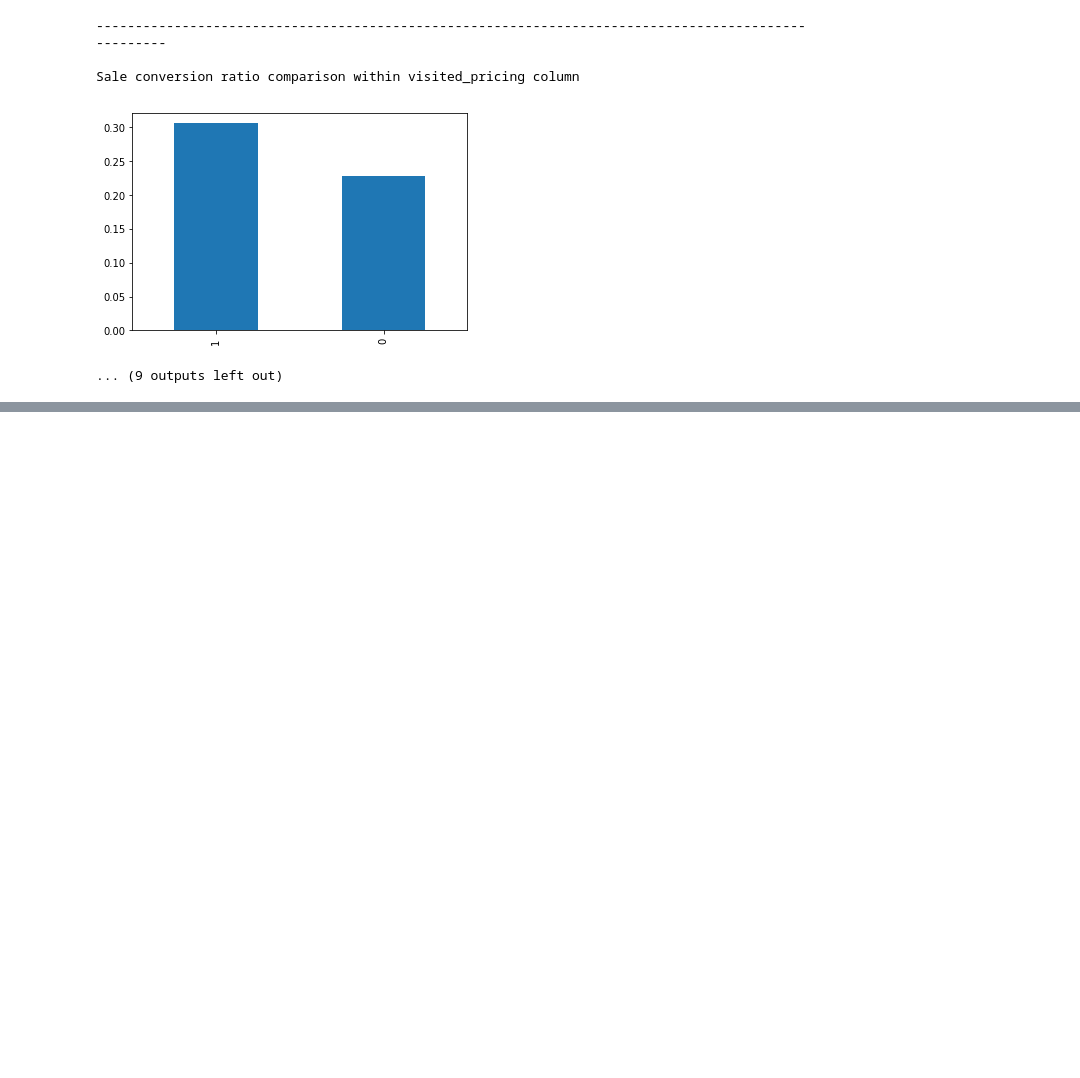
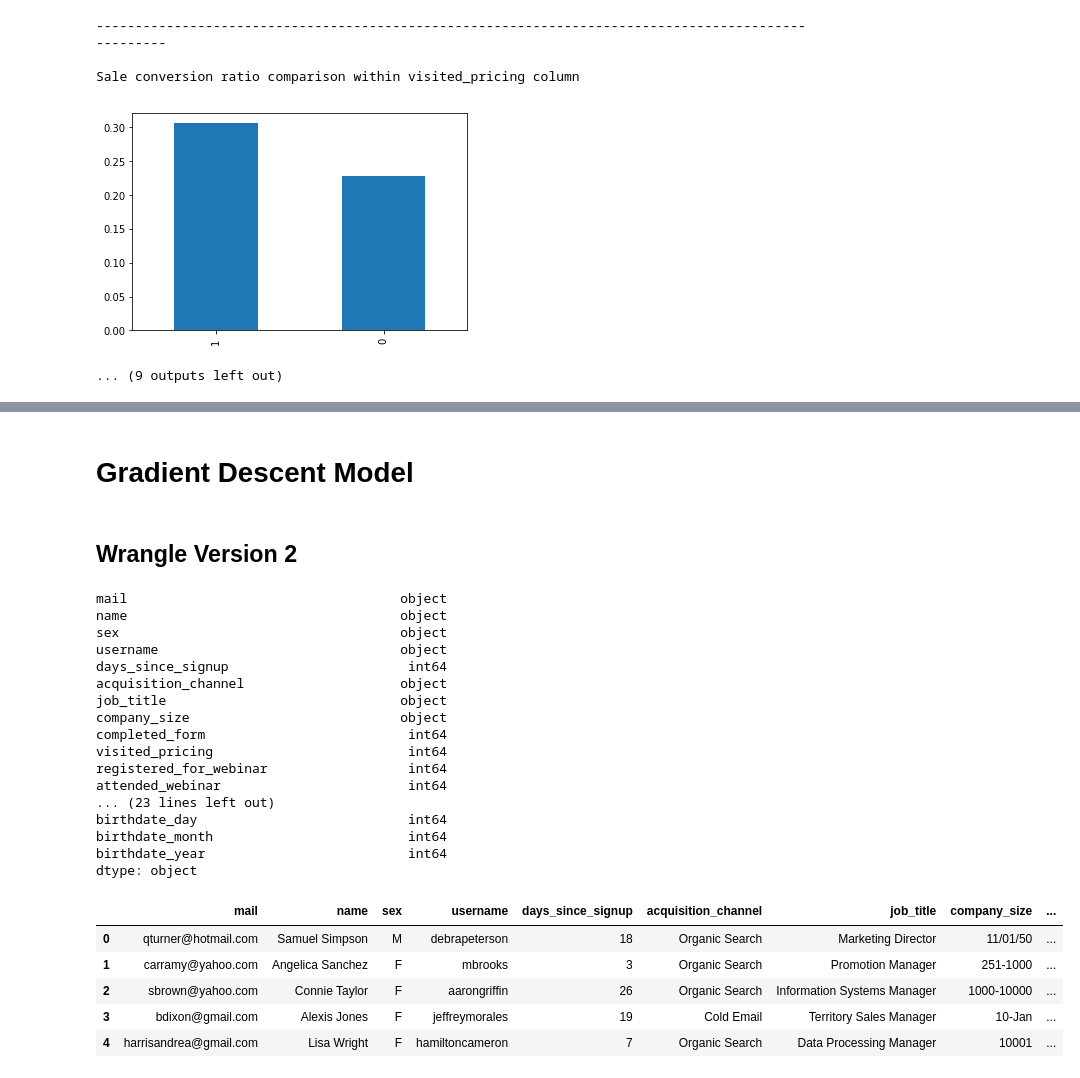
Before and after one commit to extrajp2014/Lead-Score-Prediction, a Jupyter notebook: Scoring_Prediction.ipynb, the cells around one changed output, grey strips where cells are left out. Drawn from its saved outputs; the diff is of its cells as text; code cells hidden in the pictures; blank space fills up the shorter version.

```diff
--- a/Scoring_Prediction.ipynb
+++ b/Scoring_Prediction.ipynb
@@ -461,0 +425,17 @@ Accuracy: 64.06004303179546 %
+# %%
+df = pd.read_csv('leads-and-customers.csv')
+
+# Extract zip code and birthyear into separate columns
+# Convert Boolean into Number
+df['zip'] = df['address'].str.rsplit(' ',1).str[-1].str.rsplit('-',1).str[0]
+df['birthyear'] = df.birthdate.apply(lambda x: x[-2:]).astype(int)
+df = df.replace({True: 1, False: 0, 'M': 1, 'F': 0})
+df = df.drop(columns=['birthdate','mail','name','address','username','company_size'])
+df.head()
+
+y = df.loc[:, ['score']].values
+X = df.drop(['score'], axis=1)
+encoder = ce.OrdinalEncoder()
+X = encoder.fit_transform(X)
+
+X.head()
@@ -461,0 +459,47 @@ Accuracy: 64.06004303179546 %
+# %% [markdown]
+# Gradient Descent Model
+# %% [markdown]
+## Wrangle Version 2
+# %%
+df = pd.read_csv('leads-and-customers.csv')
+
+def mrCleaner(X):
+    X = X.copy()
+    X['zip'] = X['address'].str.rsplit(
+        ' ', 1).str[-1].str.rsplit('-', 1).str[0]
+    X['birthdate'] = pd.to_datetime(
+        X['birthdate'], infer_datetime_format=True)
+    X['birthdate_day'] = X['birthdate'].dt.day
+    X['birthdate_month'] = X['birthdate'].dt.month
+    X['birthdate_year'] = X['birthdate'].dt.year
+    X = X.drop(columns=['birthdate', 'address'])
+    X = X.drop(X[X.score < 0].index) # Eliminate negative outlier
+    return X
+
+df = mrCleaner(df)
+print(df.dtypes)
+df.head()
+# %% [output]
+mail                                   object
+name                                   object
+sex                                    object
+username                               object
+days_since_signup                       int64
+acquisition_channel                    object
+job_title                              object
+company_size                           object
+completed_form                          int64
+visited_pricing                         int64
+registered_for_webinar                  int64
+attended_webinar                        int64
+... (23 lines left out)
+birthdate_day                           int64
+birthdate_month                         int64
+birthdate_year                          int64
+dtype: object
+|  | mail | name | sex | username | days_since_signup | acquisition_channel | job_title | company_size | ... |
+| 0 | qturner@hotmail.com | Samuel Simpson | M | debrapeterson | 18 | Organic Search | Marketing Director | 11/01/50 | ... |
+| 1 | carramy@yahoo.com | Angelica Sanchez | F | mbrooks | 3 | Organic Search | Promotion Manager | 251-1000 | ... |
+| 2 | sbrown@yahoo.com | Connie Taylor | F | aarongriffin | 26 | Organic Search | Information Systems Manager | 1000-10000 | ... |
+| 3 | bdixon@gmail.com | Alexis Jones | F | jeffreymorales | 19 | Cold Email | Territory Sales Manager | 10-Jan | ... |
+| 4 | harrisandrea@gmail.com | Lisa Wright | F | hamiltoncameron | 7 | Organic Search | Data Processing Manager | 10001 | ... |
```
Also changed, not shown: parts of 14 cells of this notebook, 2 other files.
